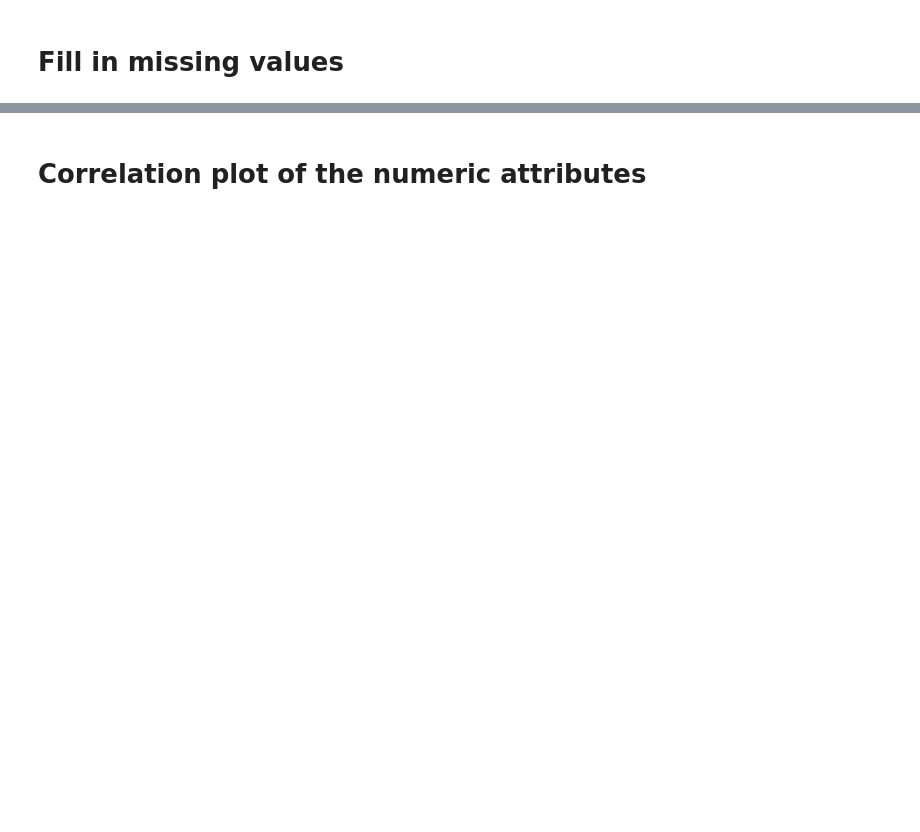
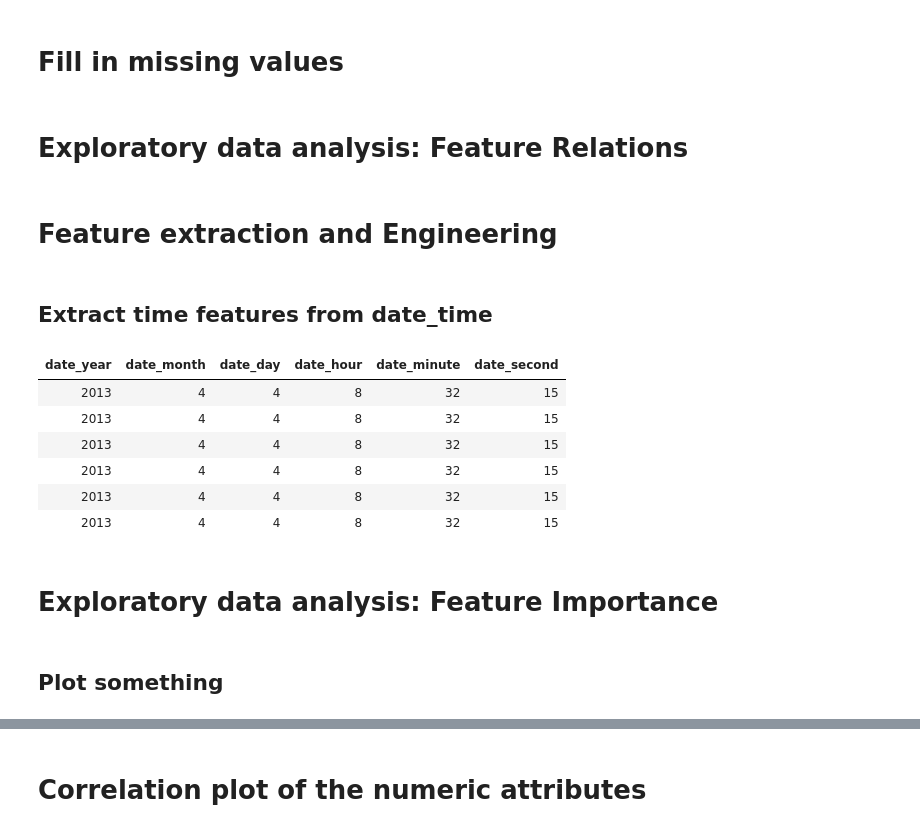
Before and after one commit to silesbu/dmt41, a Jupyter notebook: assignment2/R_analysis_assignment_2.ipynb, the cells around one changed output, grey strips where cells are left out. Saved outputs shown, nothing was run; the diff lists cells and outputs as text; code cells hidden in the pictures; blank space fills up the shorter version.

```diff
--- a/assignment2/R_analysis_assignment_2.ipynb
+++ b/assignment2/R_analysis_assignment_2.ipynb
@@ -125,3 +131,29 @@ hist(as.numeric(as.character(train["visitor_hist_starrating"][,1])))
 # Fill in missing values
 # %%
 train["prop_review_score"][is.na(train["prop_review_score"])] <- 0
+# %% [markdown]
+# Exploratory data analysis: Feature Relations
+# %% [markdown]
+# Feature extraction and Engineering
+# %% [markdown]
+## Extract time features from date_time
+# %%
+date.strings <- train["date_time"][,]
+
+date <- strptime(date.strings,format="%Y-%m-%d %H:%M:%OS")
+
+date.df <- data.frame(year=as.numeric(format(date,format="%Y")),month=as.numeric(format(date,format="%m")),
+                      day=as.numeric(format(date,format="%d")),hour=as.numeric(format(date,format="%H")),
+                      minute=as.numeric(format(date,format="%M")),second=as.numeric(format(date,format="%OS")))
+
+colnames(date.df) = paste("date_",colnames(date.df),sep="")
+
+head(date.df)
+# %% [output]
+| date_year | date_month | date_day | date_hour | date_minute | date_second |
+| 2013 | 4 | 4 | 8 | 32 | 15 |
+| 2013 | 4 | 4 | 8 | 32 | 15 |
+| 2013 | 4 | 4 | 8 | 32 | 15 |
+| 2013 | 4 | 4 | 8 | 32 | 15 |
+| 2013 | 4 | 4 | 8 | 32 | 15 |
+| 2013 | 4 | 4 | 8 | 32 | 15 |
@@ -127,0 +172,4 @@ train["prop_review_score"][is.na(train["prop_review_score"])] <- 0
+# %% [markdown]
+# Exploratory data analysis: Feature Importance
+# %% [markdown]
+## Plot something
```
Also changed, not shown: parts of 8 cells of this notebook.
